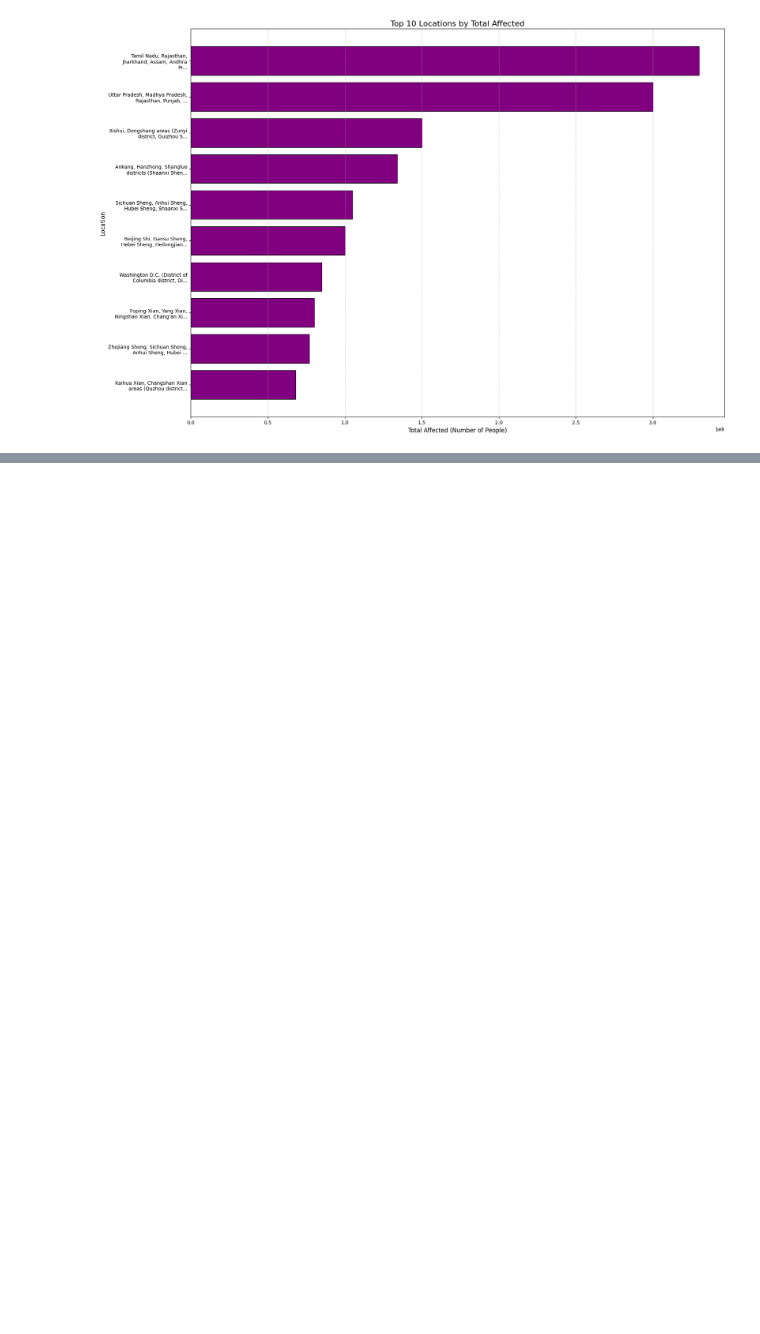
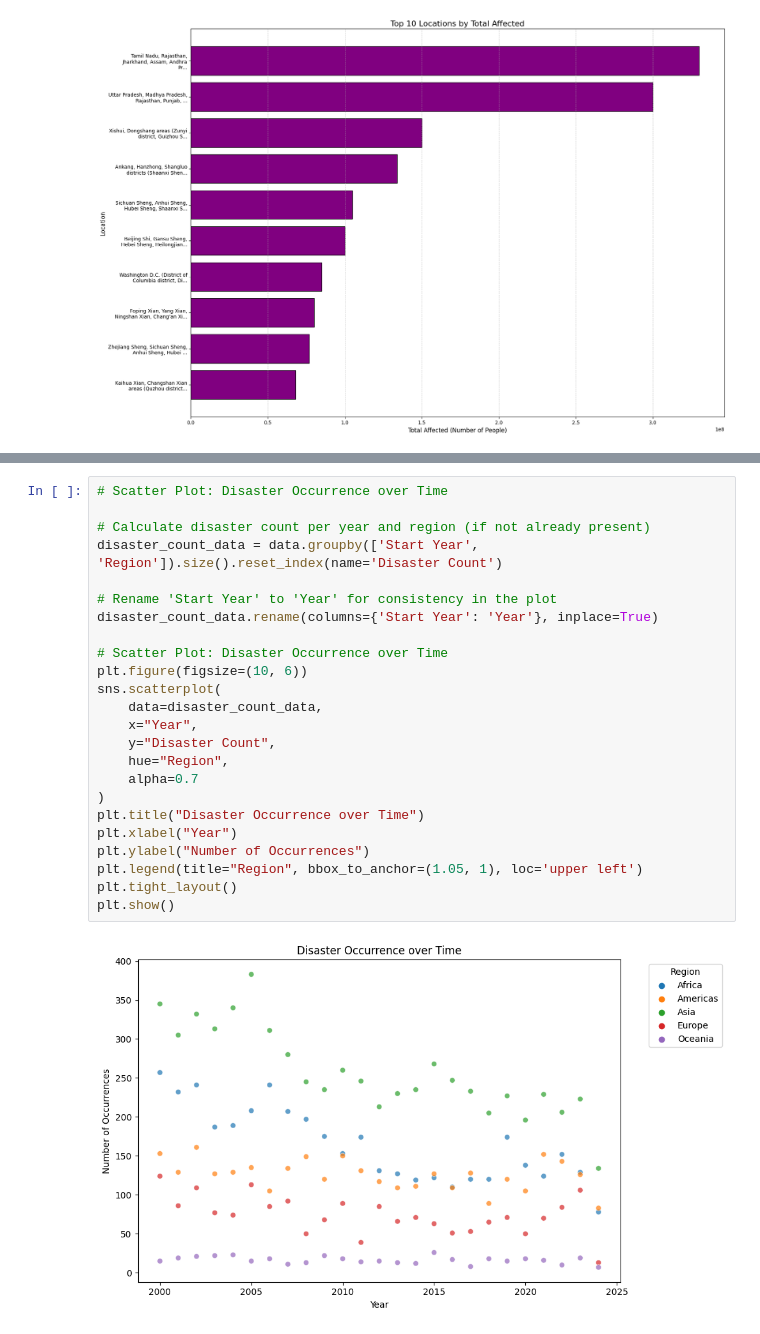
Before and after one commit to MichaelSexton3389/TeamDisasterML, a Jupyter notebook: data_viz_2020_2024.ipynb, the cells around one changed output, grey strips where cells are left out. Cells and saved outputs as stored; diff of their text form; blank space fills up the shorter version.

```diff
--- a/data_viz_2020_2024.ipynb
+++ b/data_viz_2020_2024.ipynb
@@ -367,0 +451,26 @@ plt.show()
+# %%
+# Scatter Plot: Disaster Occurrence over Time
+
+# Calculate disaster count per year and region (if not already present)
+disaster_count_data = data.groupby(['Start Year', 'Region']).size().reset_index(name='Disaster Count')
+
+# Rename 'Start Year' to 'Year' for consistency in the plot
+disaster_count_data.rename(columns={'Start Year': 'Year'}, inplace=True)
+
+# Scatter Plot: Disaster Occurrence over Time
+plt.figure(figsize=(10, 6))
+sns.scatterplot(
+    data=disaster_count_data,
+    x="Year",
+    y="Disaster Count",
+    hue="Region",
+    alpha=0.7
+)
+plt.title("Disaster Occurrence over Time")
+plt.xlabel("Year")
+plt.ylabel("Number of Occurrences")
+plt.legend(title="Region", bbox_to_anchor=(1.05, 1), loc='upper left')
+plt.tight_layout()
+plt.show()
+# %% [output]
+[figure, added]
```
Also changed, not shown: parts of 14 cells of this notebook, 2 other files.
